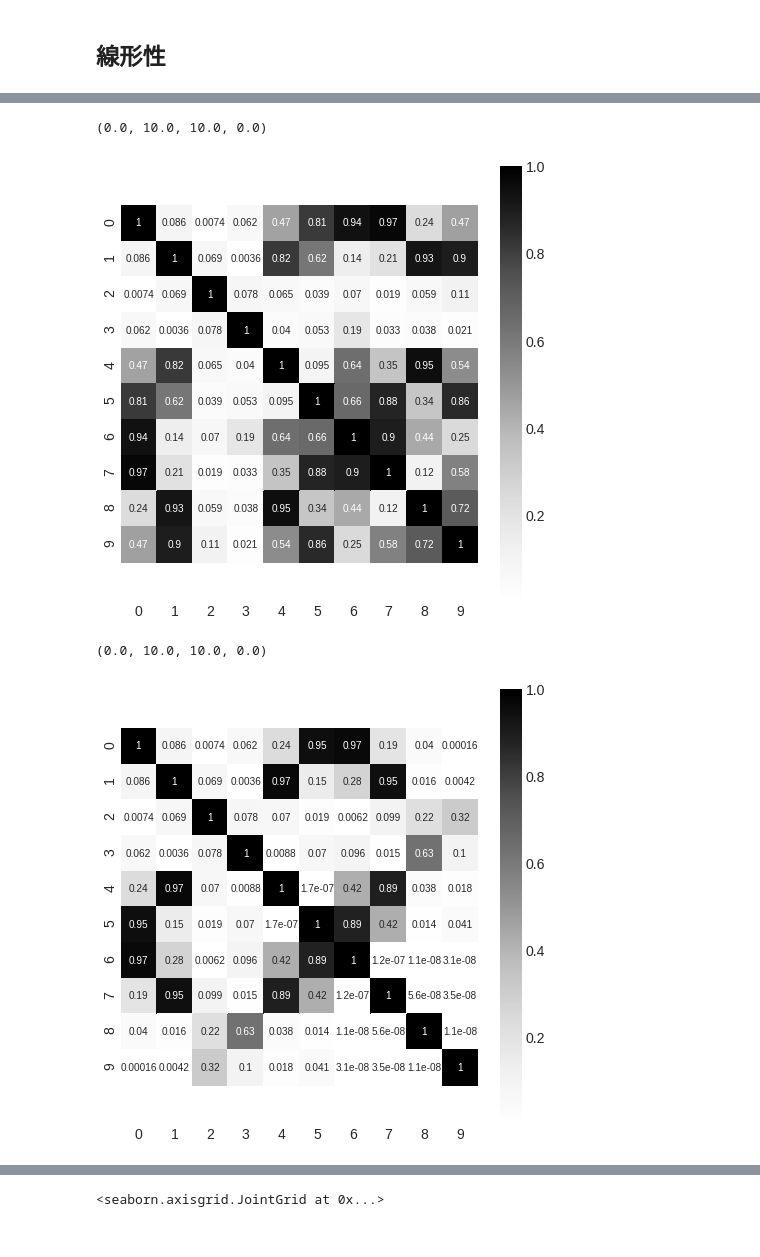
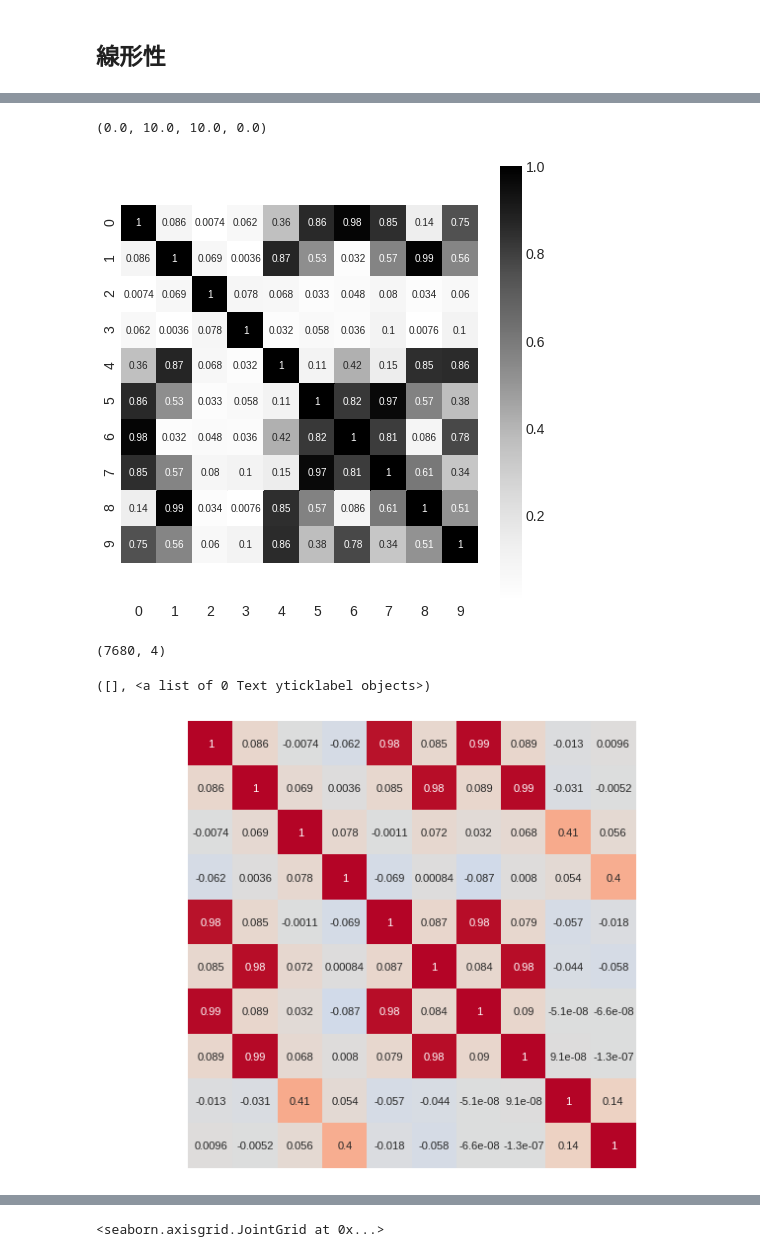
Before and after one commit to abeken0713/kvae, a Jupyter notebook: notebook/TestKVAE_on_2dspring.ipynb, the cells around one changed output, grey strips where cells are left out. Saved outputs shown, nothing was run; the diff lists cells and outputs as text; code cells hidden in the pictures.

Commit message:
Updates for result visualization

```diff
--- a/notebook/TestKVAE_on_2dspring.ipynb
+++ b/notebook/TestKVAE_on_2dspring.ipynb
@@ -16,7 +16,7 @@ from kvae.utils import reload_config, get_image_config
 %matplotlib inline
 plt.style.use("seaborn-white")
 # %%
-logdir = Path("../examples/logs/2dspring_imputation_success_kvae/model.ckpt")
+logdir = Path("../examples/logs/2dspring_success_kvae/model.ckpt")
 # %%
 !ls ../examples/logs/2dspring_imputation_success_kvae/ | grep .ckpt
 # %% [output]
@@ -194,9 +254,9 @@ from sklearn.preprocessing import StandardScaler
 def stdr(x):
     return StandardScaler().fit_transform(x)
 # %%
-x_pca = PCA(x_mu.shape[-1]).fit_transform(stdr(x_mu))  # 4
-a_pca = PCA(a_mu.shape[-1]).fit_transform(stdr(a_mu))  # 2
-z_pca = PCA(z_mu.shape[-1]).fit_transform(stdr(z_mu))  # 4
+x_pca = PCA(x_mu.shape[-1]).fit_transform(stdr(x_mu))[:, :4]  # 4
+a_pca = PCA(a_mu.shape[-1]).fit_transform(stdr(a_mu))[:, :2]  # 2
+z_pca = PCA(z_mu.shape[-1]).fit_transform(stdr(z_mu))[:, :4]  # 4
 # %%
 # z_mu
 plt.figure(figsize=(8, 8))
@@ -206,17 +266,41 @@ sns.heatmap(np.abs(R), square=True, cmap="Greys", annot=True)
 plt.axis("equal")
 # %% [output]
 (0.0, 10.0, 10.0, 0.0)
-[figure, old version]
+[figure, new version]
+# %%
+x_mu.shape
+# %% [output]
+(7680, 4)
+# %%
+def affine(x, y):
+    # y = Ax + b
+    mx = np.mean(x, axis=0)
+    my = np.mean(y, axis=0)
+    sxx = np.mean(np.einsum("ij,ik->ijk", x-mx, x-mx), axis=0)
+    sxy = np.mean(np.einsum("ij,ik->ijk", x-mx, y-my), axis=0)
+    A = sxy.T @ np.linalg.inv(sxx)
+    b = my - mx @ A.T
+    return A, b
+# %%
+A, b = affine(a_pca, x_mu[:, :2])
+a_affine = a_pca @ A.T + b
+z_affine = np.zeros_like(z_pca)
+A, b = affine(z_pca[:, :2], x_mu[:, :2])
+z_affine[:, :2] = z_pca[:, :2] @ A.T + b
+A, b = affine(z_pca[:, 2:], x_mu[:, 2:])
+z_affine[:, 2:] = z_pca[:, 2:] @ A.T + b
 # %%
 # z_pca
-plt.figure(figsize=(8, 8))
-R = np.corrcoef(np.hstack([x_mu, a_pca, z_pca]), rowvar=False)
-sns.heatmap(np.abs(R), square=True, cmap="Greys", annot=True)
-# sns.heatmap(R, square=True, cmap="coolwarm", annot=True)
+plt.figure(figsize=(8, 6), dpi=100)
+R = np.corrcoef(np.hstack([x_mu, a_affine, z_affine]), rowvar=False)
+# sns.heatmap(np.abs(R), square=True, cmap="Greys", annot=True)
+sns.heatmap(R, square=True, cmap="coolwarm", annot=True, vmin=-1, vmax=1, annot_kws={"size": 8}, cbar=False)
 plt.axis("equal")
+plt.xticks([])
+plt.yticks([])
 # %% [output]
-(0.0, 10.0, 10.0, 0.0)
+([], <a list of 0 Text yticklabel objects>)
-[figure, old version]
+[figure, new version]
 # %%
 sns.jointplot(*a_pca.T, alpha=0.1)
 # %% [output]
```
Also changed, not shown: parts of 26 cells of this notebook, 1 other file.
